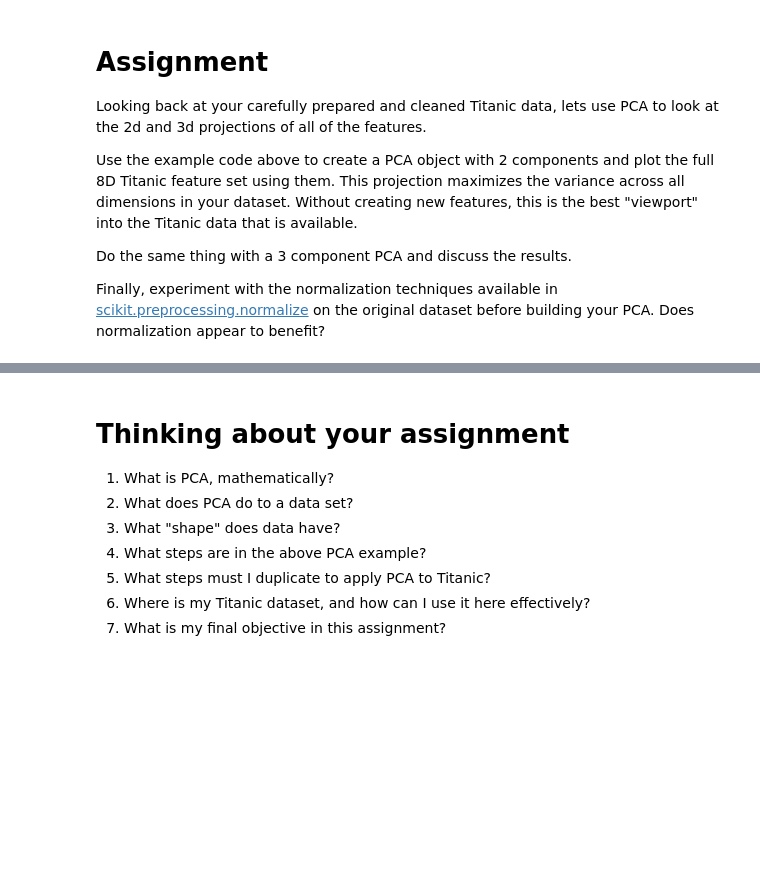
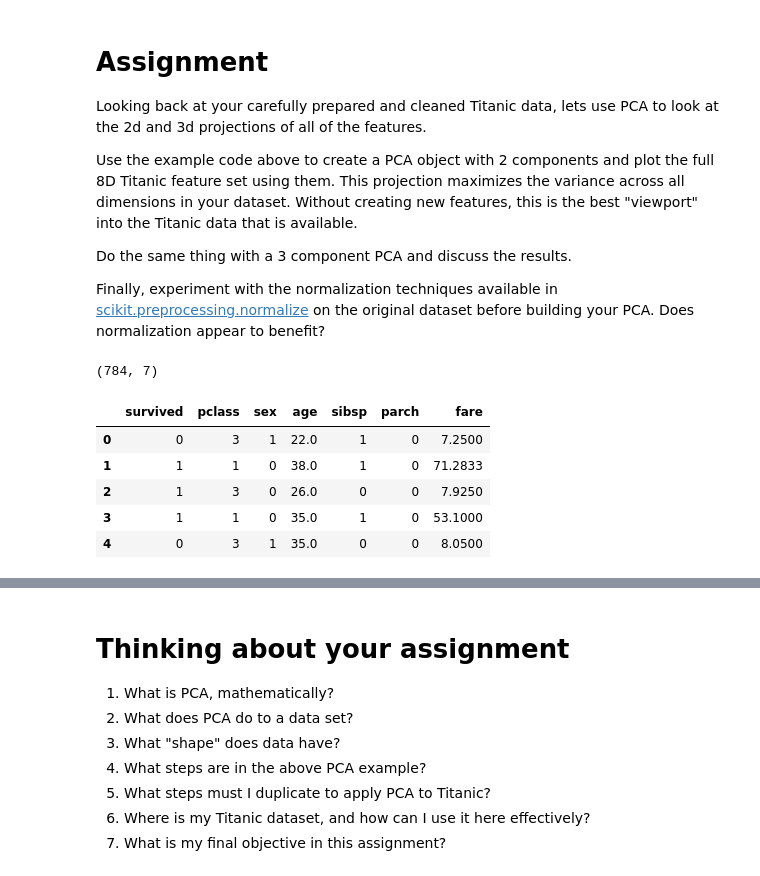
Before and after one commit to schwaaweb/aimlds1_03, a Jupyter notebook: W03_A--DJ--Principal_Components_Analysis.ipynb, the cells around one changed output, grey strips where cells are left out. Drawn from its saved outputs; the diff is of its cells as text; code cells hidden in the pictures; blank space fills up the shorter version.

```diff
--- a/W03_A--DJ--Principal_Components_Analysis.ipynb
+++ b/W03_A--DJ--Principal_Components_Analysis.ipynb
@@ -114,3 +121,48 @@ Use the example code above to create a PCA object with 2 components and plot the
 Do the same thing with a 3 component PCA and discuss the results.
 
 Finally, experiment with the normalization techniques available in [scikit.preprocessing.normalize](http://scikit-learn.org/stable/modules/generated/sklearn.preprocessing.normalize.html) on the original dataset before building your PCA. Does normalization appear to benefit?
+# %%
+import seaborn as sns
+
+'''
+titanic0 = sns.load_dataset('titanic') # get the titanic data
+#print(titanic0.shape)
+#titanic0.head()
+#print('Titanic Duplicates: ', titanic0.duplicated().sum())
+
+titanic1 = titanic0.drop_duplicates() # Remove Duplicates
+
+#print(titanic.shape)
+#print('Titanic Duplicates: ', titanic.duplicated().sum())
+#print('Titanic NANz: ', titanic.isna().sum())
+
+titanic2 = titanic1.ffill().bfill()
+
+#print('Embarked NANz', titanic_test['embarked'].isna().sum())
+
+titanic2.isna().sum()
+titanic2.iloc[:,2] = titanic2.iloc[:,2].map(dict(male=1, female=0))
+titanic = titanic2.drop(['embarked','class', 'who','adult_male','deck','embark_town','alive','alone'],axis=1)
+print(titanic.shape)
+titanic.head()
+#titanic = titanic_testr
+'''
+
+titanic = sns.load_dataset('titanic')
+titanic = titanic.drop(['alive', 'adult_male', 'who', 'class', 'embark_town','deck'], axis=1)
+titanic['embarked'] = titanic['embarked'].fillna(method='ffill')
+titanic['age'] =titanic['age'].fillna(method='ffill')
+from sklearn.preprocessing import LabelEncoder
+#Convert binomials and categoricals to encoded labesl
+for label in ['emboarked', 'sex', 'alone']:
+  titanic[label] = LabelEncoder().fit_transform(titanic[lable])
+colors = np.array(['red', 'blue'])[titanic['survivied']]
+s
+# %% [output]
+(784, 7)
+|  | survived | pclass | sex | age | sibsp | parch | fare |
+| 0 | 0 | 3 | 1 | 22.0 | 1 | 0 | 7.2500 |
+| 1 | 1 | 1 | 0 | 38.0 | 1 | 0 | 71.2833 |
+| 2 | 1 | 3 | 0 | 26.0 | 0 | 0 | 7.9250 |
+| 3 | 1 | 1 | 0 | 35.0 | 1 | 0 | 53.1000 |
+| 4 | 0 | 3 | 1 | 35.0 | 0 | 0 | 8.0500 |
```
Also changed, not shown: parts of 5 cells of this notebook.
